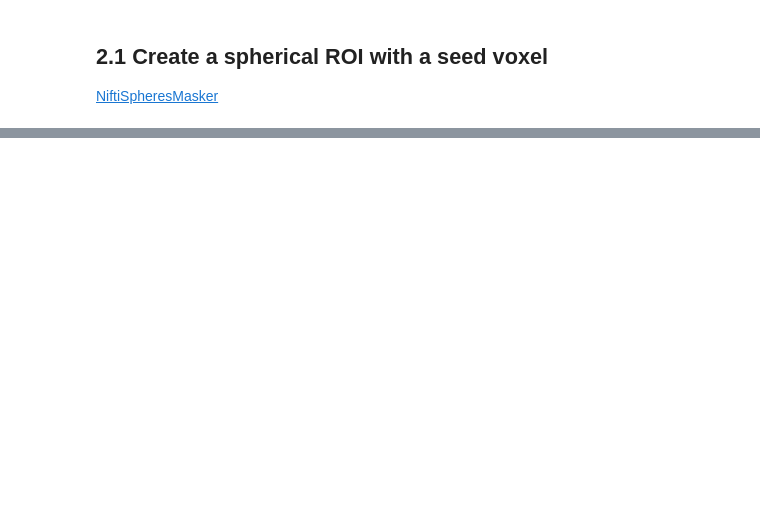
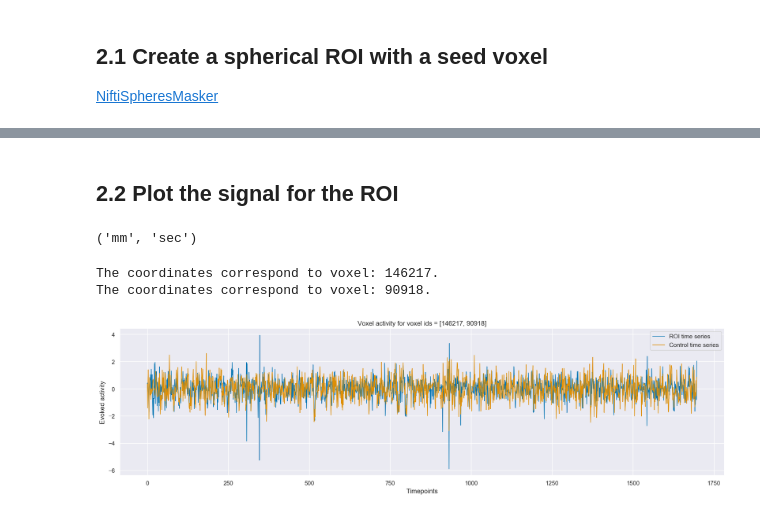
Before and after one commit to tomov/VGDL-fMRI-Python-Data-Analysis, a Jupyter notebook: Multivariate_analyses_Daphne/Functional_connectivity_within.ipynb, the cells around one changed output, grey strips where cells are left out. Saved outputs shown, nothing was run; the diff lists cells and outputs as text; code cells hidden in the pictures; blank space fills up the shorter version.

```diff
--- a/Multivariate_analyses_Daphne/Functional_connectivity_within.ipynb
+++ b/Multivariate_analyses_Daphne/Functional_connectivity_within.ipynb
@@ -251,0 +138,12 @@ r_map_ar.add_markers(
+# %%
+# === CHOOSE COORDINATES === (must be MNI)
+coords_roi = R_IFG_Tri
+coords_control = L_lingual
+# ==========================
+
+# Init the masking object
+masker_ROI = input_data.NiftiSpheresMasker(
+    coords_roi,
+    radius=8, standardize=True, t_r=2.,
+    memory='nilearn_cache', memory_level=1, verbose=0
+)
@@ -251,0 +155,34 @@ r_map_ar.add_markers(
+# %% [markdown]
+## 2.2 Plot the signal for the ROI
+# %%
+hdr = mask_nii.get_header()
+hdr.get_xyzt_units() # so we see the voxel size & time units
+# %% [output]
+('mm', 'sec')
+# %%
+# get the corresponding voxel for ROI ...
+native_coords_roi = apply_affine(aff=inv_affine, pts=coords_roi) # from mni2cor
+roi_vox = utils.get_vox_from_coords(coords_mat, native_coords_roi) # corresponding voxel
+
+# and control voxel
+native_coords_control = apply_affine(aff=inv_affine, pts=coords_control) # from mni2cor
+control_vox = utils.get_vox_from_coords(coords_mat, native_coords_control) # corresponding voxel
+# %% [output]
+The coordinates correspond to voxel: 146217.
+The coordinates correspond to voxel: 90918.
+# %%
+"""
+Plot the timeseries for the roi and control voxels
+"""
+voxel_ids = [roi_vox, control_vox]
+
+plt.figure(figsize=(20, 5), dpi=100)
+plt.title(f'Voxel activity for voxel ids = {voxel_ids}');
+plt.plot(R[:, voxel_ids[0]], linewidth=1, label='ROI time series');
+plt.plot(R[:, voxel_ids[1]], linewidth=1, label='Control time series');
+plt.ylabel('Evoked activity');
+plt.xlabel('Timepoints');
+plt.legend();
+sns.despine()
+# %% [output]
+[figure, added]
```
Also changed, not shown: parts of 52 cells of this notebook, 3 other files.
